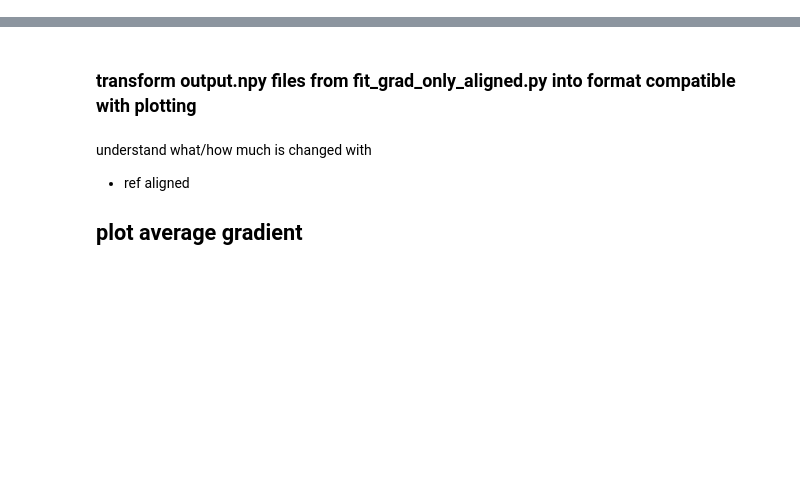
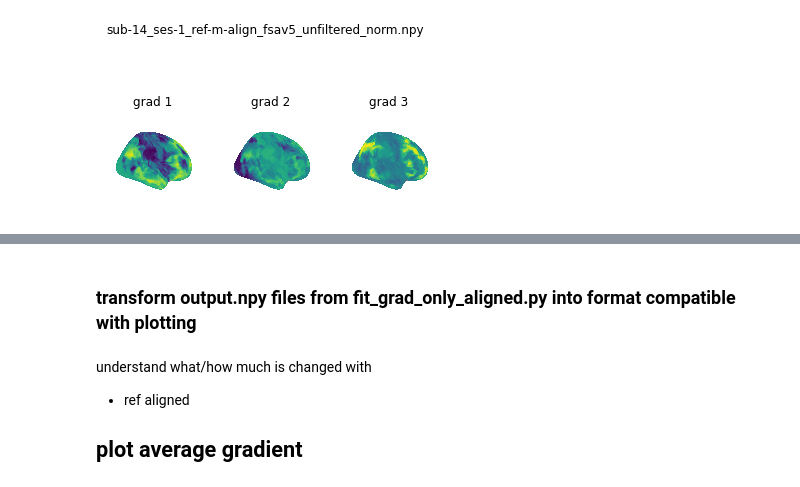
Before and after one commit to Gilles86/stress_risk, a Jupyter notebook: stress_risk/fmri_analysis/gradients/vis_gradients_nilearn.ipynb, the cells around one changed output, grey strips where cells are left out. Cells and saved outputs as stored; diff of their text form; code cells hidden in the pictures; blank space fills up the shorter version.

```diff
--- a/stress_risk/fmri_analysis/gradients/vis_gradients_nilearn.ipynb
+++ b/stress_risk/fmri_analysis/gradients/vis_gradients_nilearn.ipynb
@@ -13,0 +71,14 @@ grad_folder = 'derivatives/gradients'
+# %%
+from sklearn import preprocessing
+
+gm = np.load(op.join(bids_folder,grad_folder,file))
+gm_ = gm.copy()
+gm_[:,0] = preprocessing.normalize([-gm[:,0]]) #.reshape(1,-1)
+gm_[:,1] = preprocessing.normalize([-gm[:,1]])
+#gm_[:,2] = preprocessing.normalize([gm[:,2]])
+
+new_filename = [file[:17] + 'm' + file[18:41] + '_norm.npy'][0]# replace 'p' with 'm' (margulies/manual)
+np.save(op.join(bids_folder,grad_folder,new_filename), gm_)
+plot_GM12_from_sum_npfile(file=new_filename)
+# %% [output]
+[figure, added]
```
Also changed, not shown: parts of 22 cells of this notebook, 6 other files.
